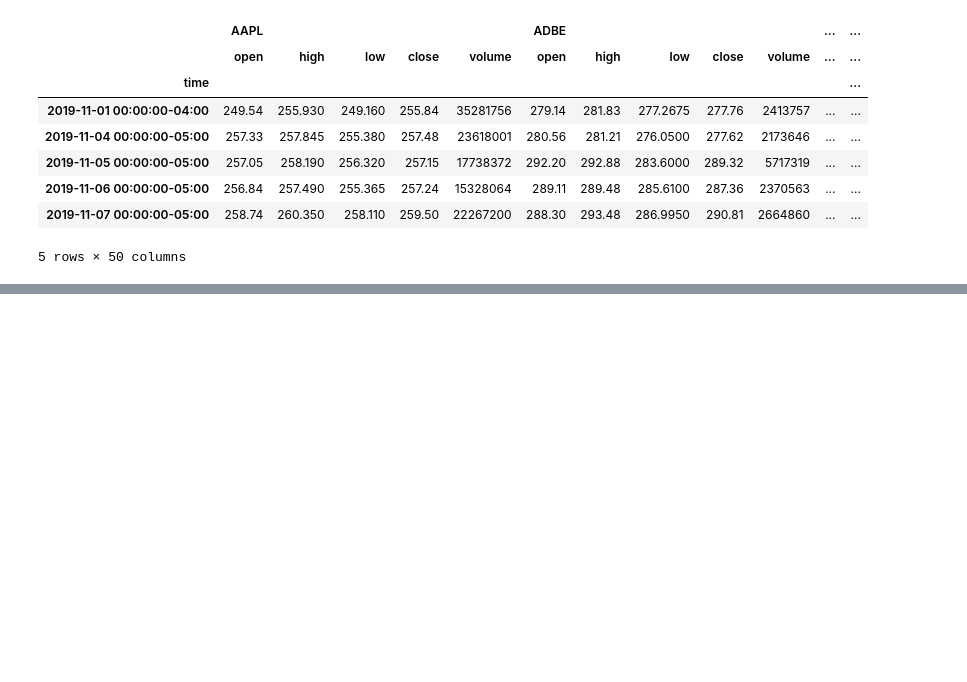
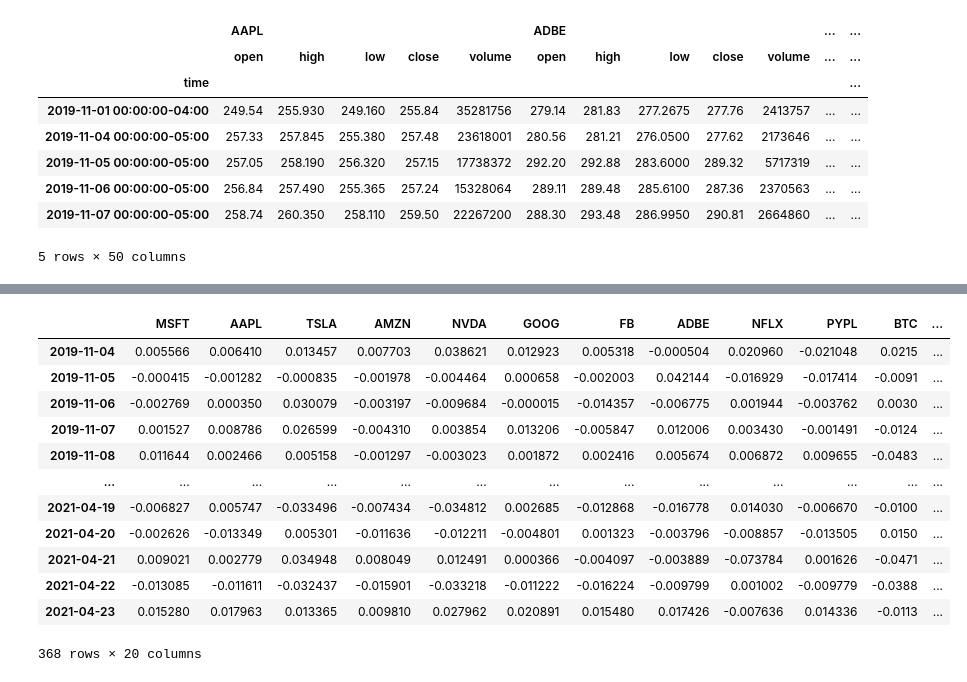
Before and after one commit to rulo96z/Crypto_Diversification_Analysis, a Jupyter notebook: project.ipynb, the cells around one changed output, grey strips where cells are left out. Cells and saved outputs as stored; diff of their text form; code cells hidden in the pictures; blank space fills up the shorter version.

```diff
--- a/project.ipynb
+++ b/project.ipynb
@@ -109,0 +130,21 @@ clean_df_crypto.head()
+# %%
+#change df to have the same datetime format and tz and create a merged_df
+#stocks_daily_df.index = stocks_daily_df.index.tz_convert(None)
+stocks_daily_df.index = pd.to_datetime(stocks_daily_df.index).date
+crypto_daily_df.index = pd.to_datetime(crypto_daily_df.index).date
+daily_df_merged = stocks_daily_df.merge(crypto_daily_df, how='inner', left_index=True, right_index=True)
+daily_df_merged
+# %% [output]
+|  | MSFT | AAPL | TSLA | AMZN | NVDA | GOOG | FB | ADBE | NFLX | PYPL | BTC | ... |
+| 2019-11-04 | 0.005566 | 0.006410 | 0.013457 | 0.007703 | 0.038621 | 0.012923 | 0.005318 | -0.000504 | 0.020960 | -0.021048 | 0.0215 | ... |
+| 2019-11-05 | -0.000415 | -0.001282 | -0.000835 | -0.001978 | -0.004464 | 0.000658 | -0.002003 | 0.042144 | -0.016929 | -0.017414 | -0.0091 | ... |
+| 2019-11-06 | -0.002769 | 0.000350 | 0.030079 | -0.003197 | -0.009684 | -0.000015 | -0.014357 | -0.006775 | 0.001944 | -0.003762 | 0.0030 | ... |
+| 2019-11-07 | 0.001527 | 0.008786 | 0.026599 | -0.004310 | 0.003854 | 0.013206 | -0.005847 | 0.012006 | 0.003430 | -0.001491 | -0.0124 | ... |
+| 2019-11-08 | 0.011644 | 0.002466 | 0.005158 | -0.001297 | -0.003023 | 0.001872 | 0.002416 | 0.005674 | 0.006872 | 0.009655 | -0.0483 | ... |
+| ... | ... | ... | ... | ... | ... | ... | ... | ... | ... | ... | ... | ... |
+| 2021-04-19 | -0.006827 | 0.005747 | -0.033496 | -0.007434 | -0.034812 | 0.002685 | -0.012868 | -0.016778 | 0.014030 | -0.006670 | -0.0100 | ... |
+| 2021-04-20 | -0.002626 | -0.013349 | 0.005301 | -0.011636 | -0.012211 | -0.004801 | 0.001323 | -0.003796 | -0.008857 | -0.013505 | 0.0150 | ... |
+| 2021-04-21 | 0.009021 | 0.002779 | 0.034948 | 0.008049 | 0.012491 | 0.000366 | -0.004097 | -0.003889 | -0.073784 | 0.001626 | -0.0471 | ... |
+| 2021-04-22 | -0.013085 | -0.011611 | -0.032437 | -0.015901 | -0.033218 | -0.011222 | -0.016224 | -0.009799 | 0.001002 | -0.009779 | -0.0388 | ... |
+| 2021-04-23 | 0.015280 | 0.017963 | 0.013365 | 0.009810 | 0.027962 | 0.020891 | 0.015480 | 0.017426 | -0.007636 | 0.014336 | -0.0113 | ... |
+368 rows × 20 columns
```
Also changed, not shown: parts of 8 cells of this notebook.
